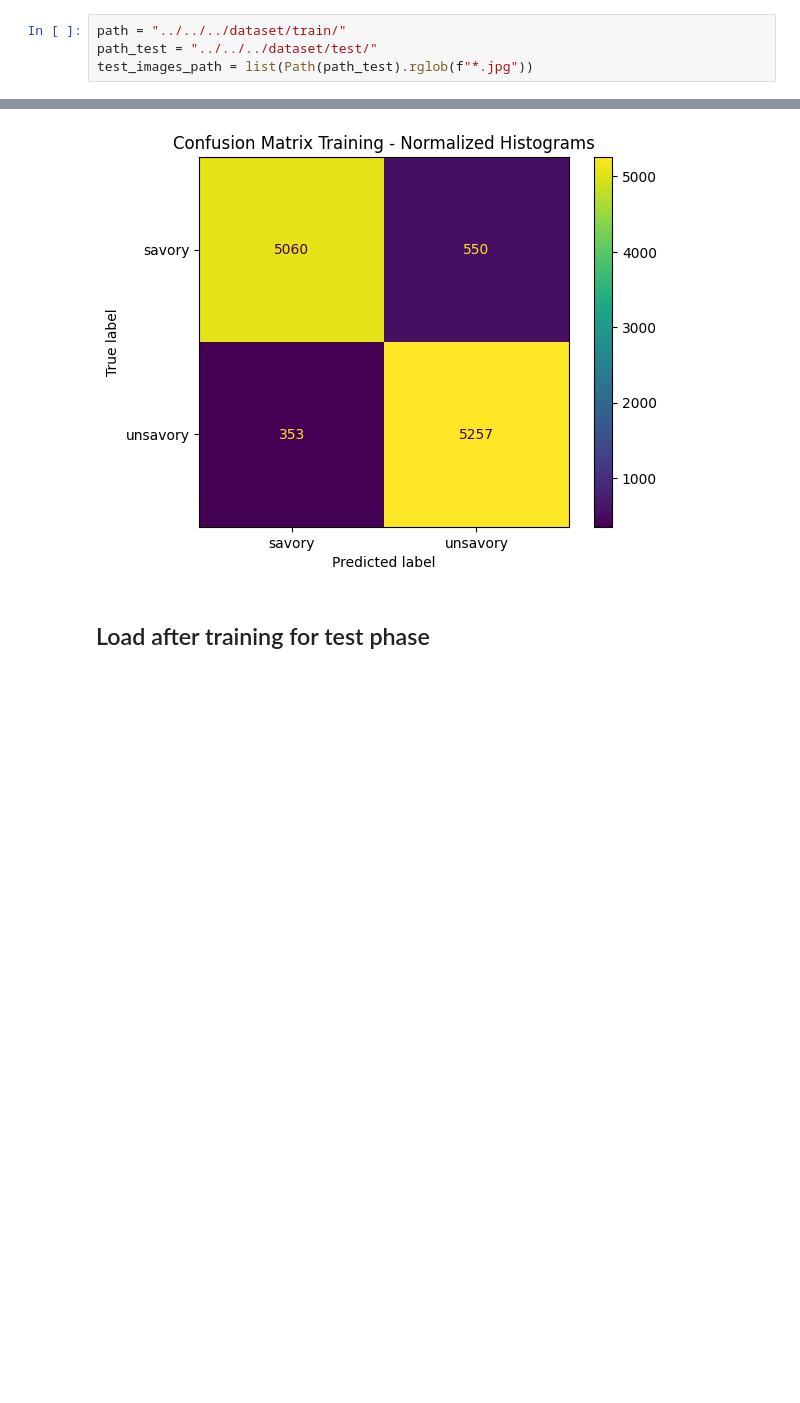
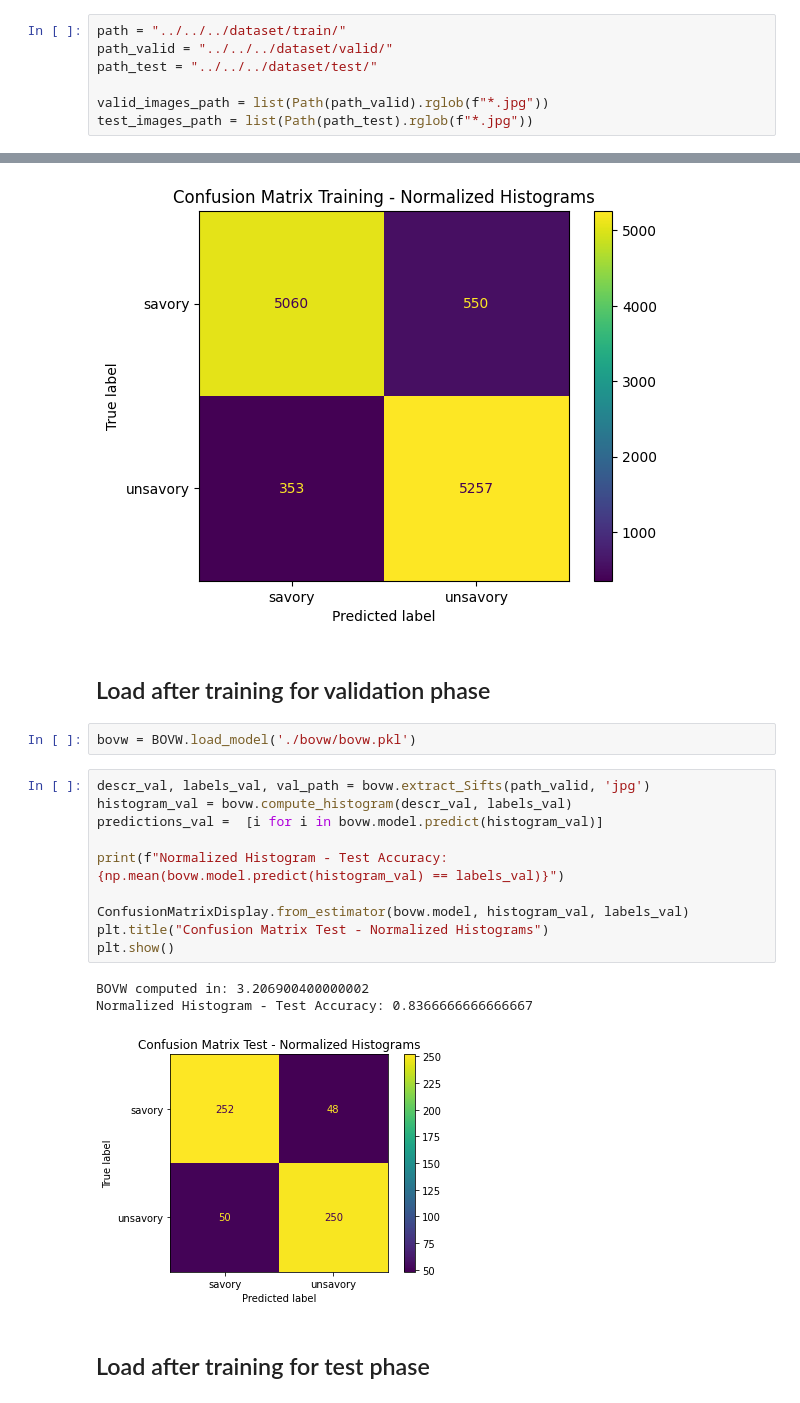
Before and after one commit to AlexGerry/Face_good_vs_bad, a Jupyter notebook: src/BOVW/test_bovw.ipynb, the cells around one changed output, grey strips where cells are left out. Saved outputs shown, nothing was run; the diff lists cells and outputs as text; blank space fills up the shorter version.

Commit message:
added validation results on bovw

```diff
--- a/src/BOVW/test_bovw.ipynb
+++ b/src/BOVW/test_bovw.ipynb
@@ -7,7 +7,10 @@ from sklearn.metrics import ConfusionMatrixDisplay
 import pickle, dill
 # %%
 path = "../../../dataset/train/"
+path_valid = "../../../dataset/valid/"
 path_test = "../../../dataset/test/"
+
+valid_images_path = list(Path(path_valid).rglob(f"*.jpg"))
 test_images_path = list(Path(path_test).rglob(f"*.jpg"))
 # %%
 bovw = BOVW(num_cluster=150, step_size=15)
@@ -25,6 +28,24 @@ plt.show()
 # %% [output]
 Normalized Histogram - Training Accuracy: 0.9195187165775401
 [figure]
+# %% [markdown]
+## Load after training for validation phase
+# %%
+bovw = BOVW.load_model('./bovw/bovw.pkl')
+# %%
+descr_val, labels_val, val_path = bovw.extract_Sifts(path_valid, 'jpg')
+histogram_val = bovw.compute_histogram(descr_val, labels_val)
+predictions_val =  [i for i in bovw.model.predict(histogram_val)]
+
+print(f"Normalized Histogram - Test Accuracy: {np.mean(bovw.model.predict(histogram_val) == labels_val)}")
+
+ConfusionMatrixDisplay.from_estimator(bovw.model, histogram_val, labels_val)
+plt.title("Confusion Matrix Test - Normalized Histograms")
+plt.show()
+# %% [output]
+BOVW computed in: 3.206900400000002
+Normalized Histogram - Test Accuracy: 0.8366666666666667
+[figure, added]
 # %% [markdown]
 ## Load after training for test phase
 # %%
```
